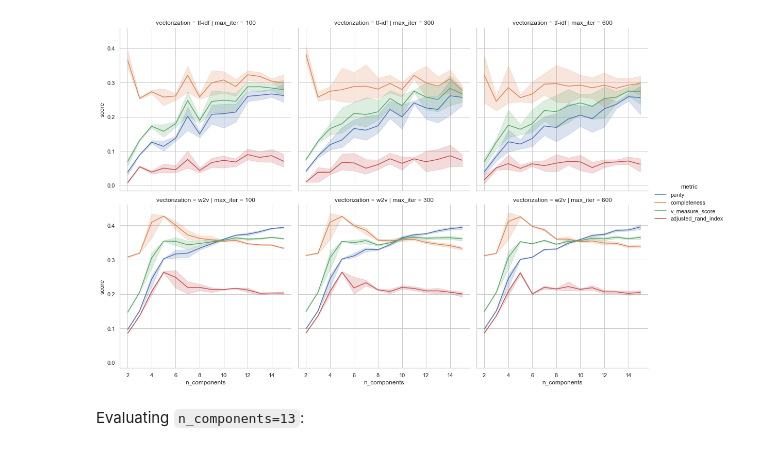
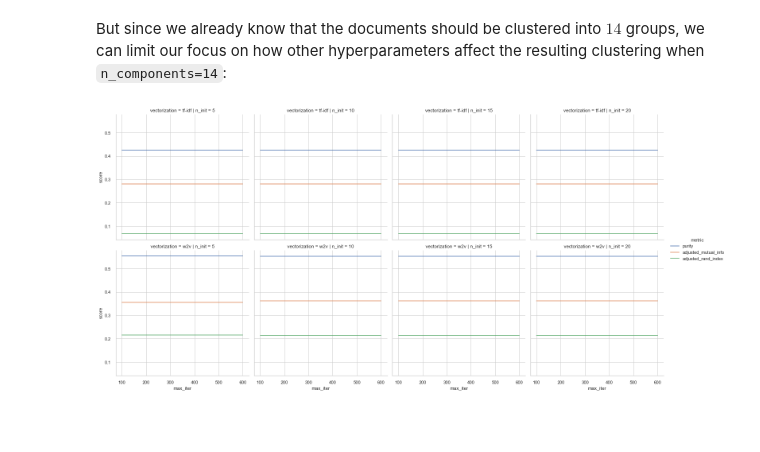
Before and after one commit to vahidzee/advanced-information-retrieval, a Jupyter notebook: clustering.ipynb, the cells around one changed output. Saved outputs shown, nothing was run; the diff lists cells and outputs as text; code cells hidden in the pictures; blank space fills up the shorter version.

Commit message:
finalize clustering

```diff
--- a/clustering.ipynb
+++ b/clustering.ipynb
@@ -10,5 +16,6 @@ sns.set_theme(style="whitegrid")
 # %%
 dim=64
-data, major_labels, minor_labels = clust.load_data(stem=False, lemmatize=True, remove_conjunctions=False)
-tfidf, w2v = clust.vectorize(data, w2v_options=dict(size=dim, iter=1000, min_count=1)) # vectorization
-pca_tfidf = clust.pca(dim, tfidf.toarray())
+data, major_labels, minor_labels = clust.load_data(stem=False, lemmatize=True, remove_conjunctions=True)
+tfidf, w2v = clust.vectorize(data, w2v_options=dict(size=dim, iter=128, min_count=2)) # vectorization
+pca_tfidf = clust.pca(dim, tfidf.toarray(), random_state=random_state)
+print('Number of major tags:', len(major_labels))
@@ -19,3 +69,4 @@ Evaluating hyper parameters:
 # %%
-variables = dict(n_components=list(range(2,16)), max_iter=[100, 300, 600], n_init=[5,10,15,20])
-res = clust.probe_hyperparams(clust.kmeans, data=data, tfidf=pca_tfidf, w2v=w2v, variables=variables)
+variables = dict(n_components=list(range(4,16)), max_iter=[100, 300, 600], n_init=[5,10,15,20])
+fixed_vars = dict(random_state=random_state)
+res = clust.gridsearch_hyperparams(clust.kmeans, data=data, tfidf=pca_tfidf, w2v=w2v, variables=variables, fixed_params=fixed_vars)
@@ -22,6 +79,6 @@ res = clust.probe_hyperparams(clust.kmeans, data=data, tfidf=pca_tfidf, w2v=w2v,
+# %% [markdown]
+But since we already know that the documents should be clustered into $14$ groups, we can limit our focus on how other hyperparameters affect the resulting clustering when `n_components=14`:
 # %%
-_ = sns.relplot(data=res, x='n_components', y='score', row='vectorization', col='max_iter', hue="metric", kind='line' )
+_ = sns.relplot(data=res[res['n_components']==len(major_labels)], x='max_iter', y='score', col='n_init', row='vectorization', hue="metric", kind='line' )
 # %% [output]
-[figure, old version]
+[figure, new version]
-# %% [markdown]
-Evaluating `n_components=13`:
```
Also changed, not shown: parts of 44 cells of this notebook, 1 other file.
